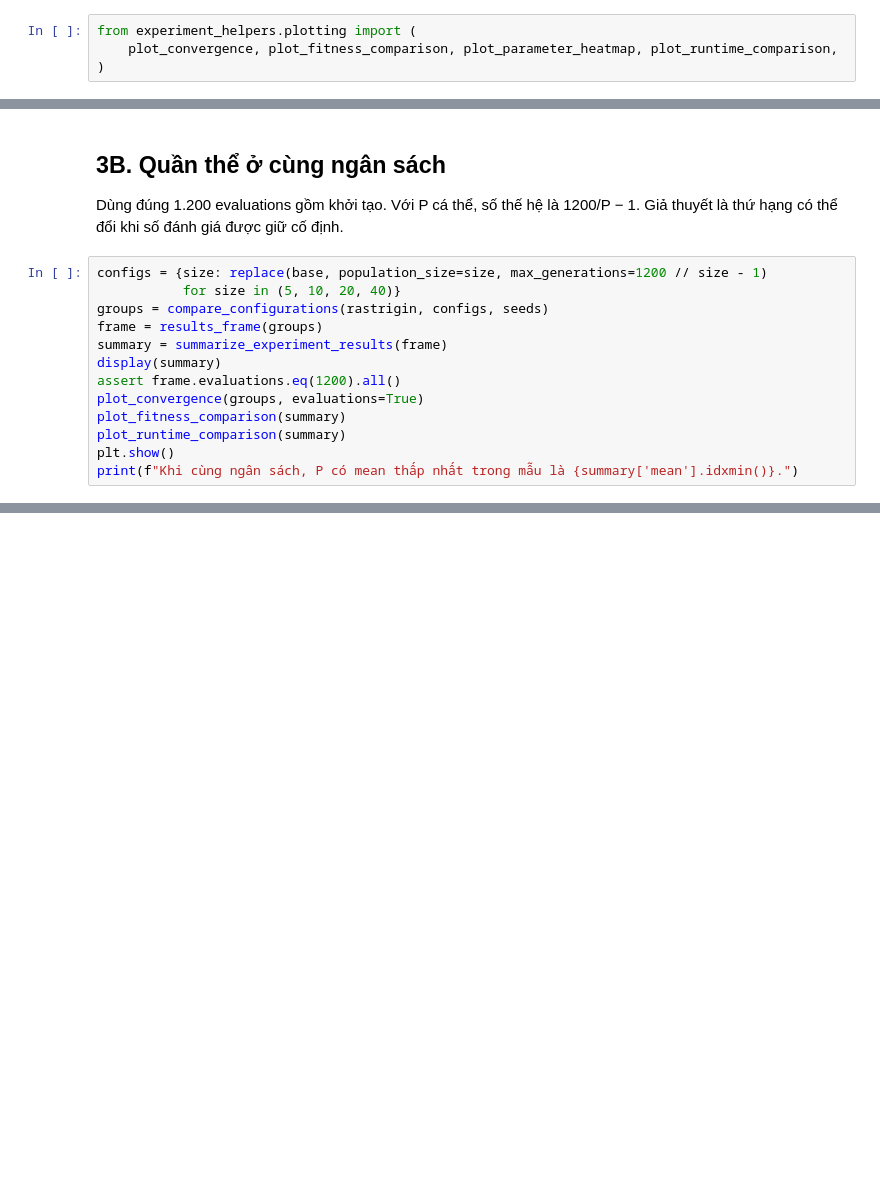
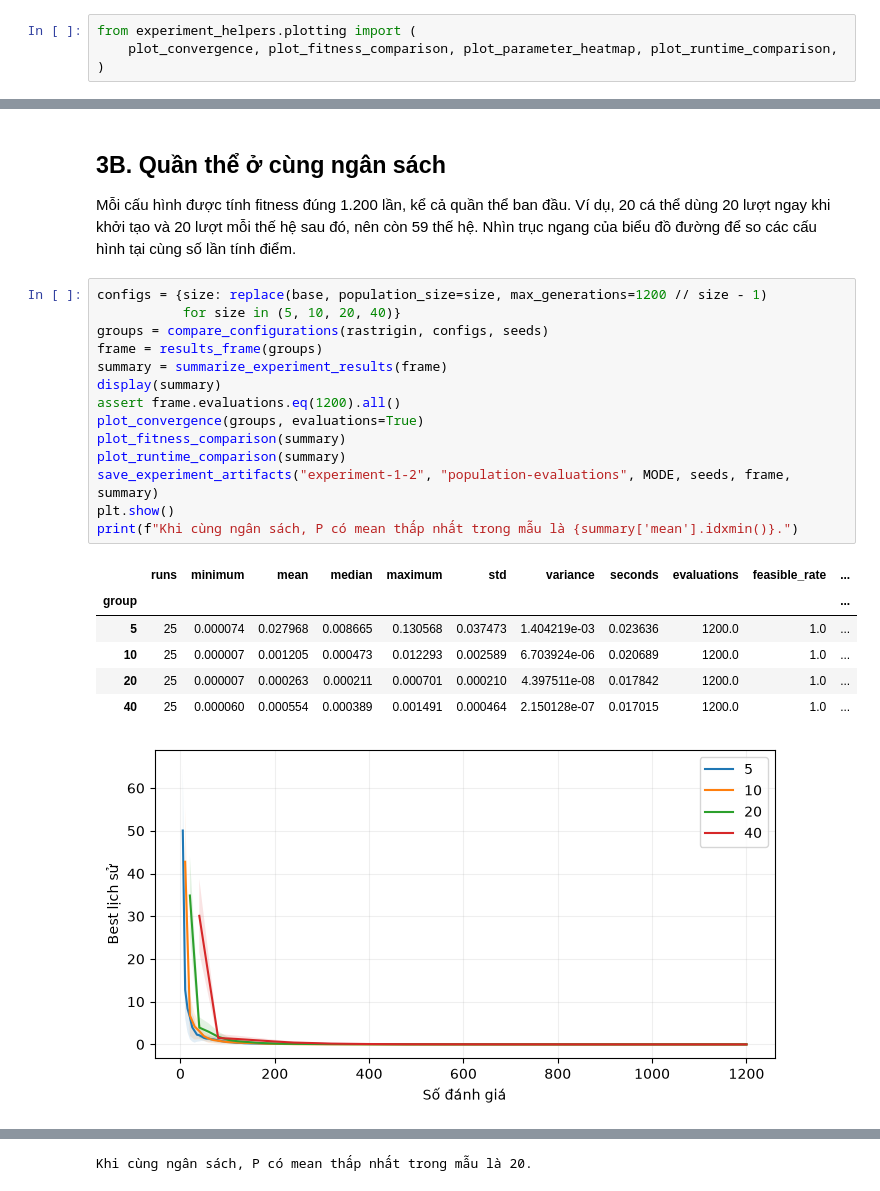
Before and after one commit to datweb07/Elephant-Herding-Optimization-Seminar, a Jupyter notebook: Experiment/Experiment 1-2.ipynb, the cells around one changed output, grey strips where cells are left out. Drawn from its saved outputs; the diff is of its cells as text; blank space fills up the shorter version.

```diff
--- a/Experiment/Experiment 1-2.ipynb
+++ b/Experiment/Experiment 1-2.ipynb
@@ -73,17 +115,26 @@ print(f"Evaluations tăng từ {summary.evaluations.min():g} đến {summary.eva
 # %% [markdown]
 ## 3B. Quần thể ở cùng ngân sách
 
-Dùng đúng 1.200 evaluations gồm khởi tạo. Với P cá thể, số thế hệ là 1200/P − 1. Giả thuyết là thứ hạng có thể đổi khi số đánh giá được giữ cố định.
+Mỗi cấu hình được tính fitness đúng 1.200 lần, kể cả quần thể ban đầu. Ví dụ, 20 cá thể dùng 20 lượt ngay khi khởi tạo và 20 lượt mỗi thế hệ sau đó, nên còn 59 thế hệ. Nhìn trục ngang của biểu đồ đường để so các cấu hình tại cùng số lần tính điểm.
 # %%
 configs = {size: replace(base, population_size=size, max_generations=1200 // size - 1)
            for size in (5, 10, 20, 40)}
 groups = compare_configurations(rastrigin, configs, seeds)
 frame = results_frame(groups)
 summary = summarize_experiment_results(frame)
 display(summary)
 assert frame.evaluations.eq(1200).all()
 plot_convergence(groups, evaluations=True)
 plot_fitness_comparison(summary)
 plot_runtime_comparison(summary)
+save_experiment_artifacts("experiment-1-2", "population-evaluations", MODE, seeds, frame, summary)
 plt.show()
 print(f"Khi cùng ngân sách, P có mean thấp nhất trong mẫu là {summary['mean'].idxmin()}.")
+# %% [output]
+|  | runs | minimum | mean | median | maximum | std | variance | seconds | evaluations | feasible_rate | ... |
+| group |  |  |  |  |  |  |  |  |  |  | ... |
+| 5 | 25 | 0.000074 | 0.027968 | 0.008665 | 0.130568 | 0.037473 | 1.404219e-03 | 0.023636 | 1200.0 | 1.0 | ... |
+| 10 | 25 | 0.000007 | 0.001205 | 0.000473 | 0.012293 | 0.002589 | 6.703924e-06 | 0.020689 | 1200.0 | 1.0 | ... |
+| 20 | 25 | 0.000007 | 0.000263 | 0.000211 | 0.000701 | 0.000210 | 4.397511e-08 | 0.017842 | 1200.0 | 1.0 | ... |
+| 40 | 25 | 0.000060 | 0.000554 | 0.000389 | 0.001491 | 0.000464 | 2.150128e-07 | 0.017015 | 1200.0 | 1.0 | ... |
+[figure, added]
@@ -90,3 +143,4 @@ print(f"Khi cùng ngân sách, P có mean thấp nhất trong mẫu là {summary
+Khi cùng ngân sách, P có mean thấp nhất trong mẫu là 20.
 # %% [markdown]
 ## 4. Số thế hệ
 
```
Also changed, not shown: parts of 16 cells of this notebook, 25 other files.
